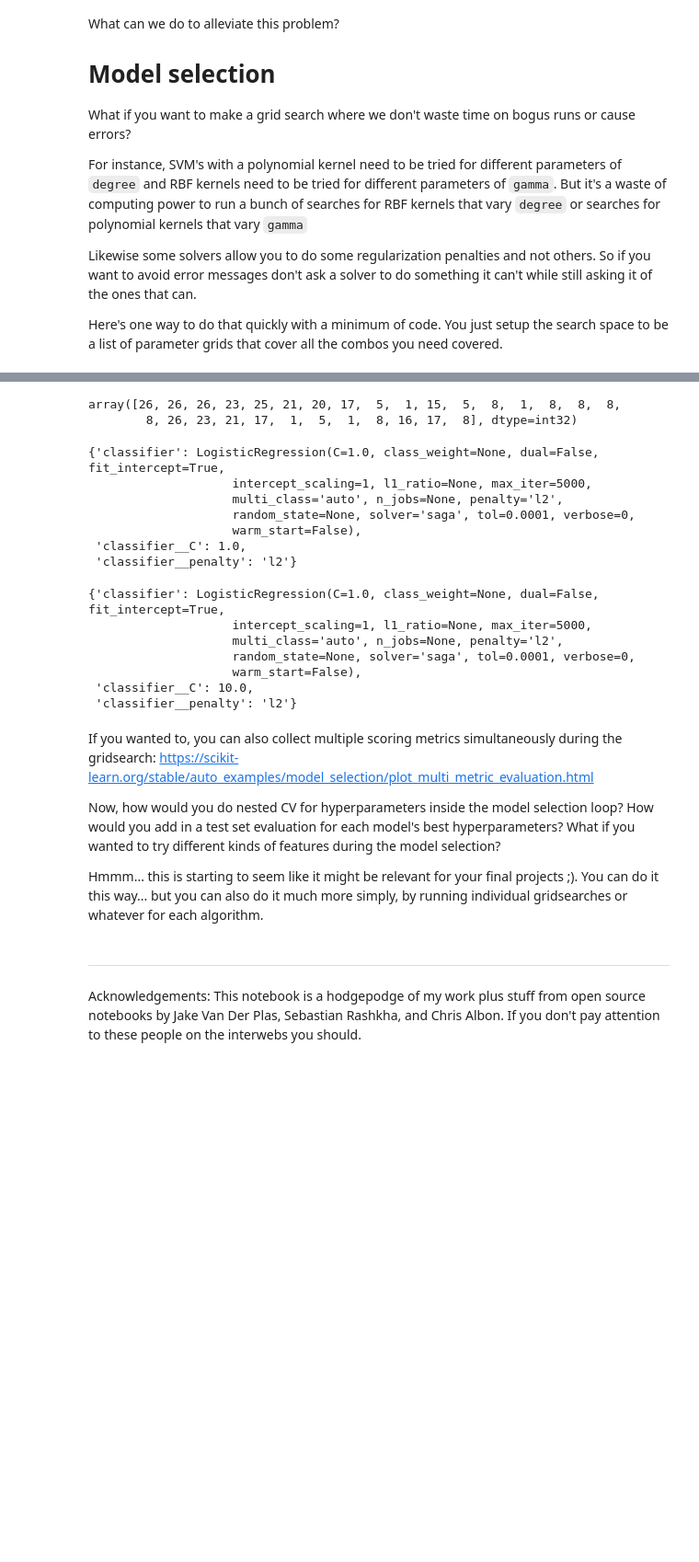
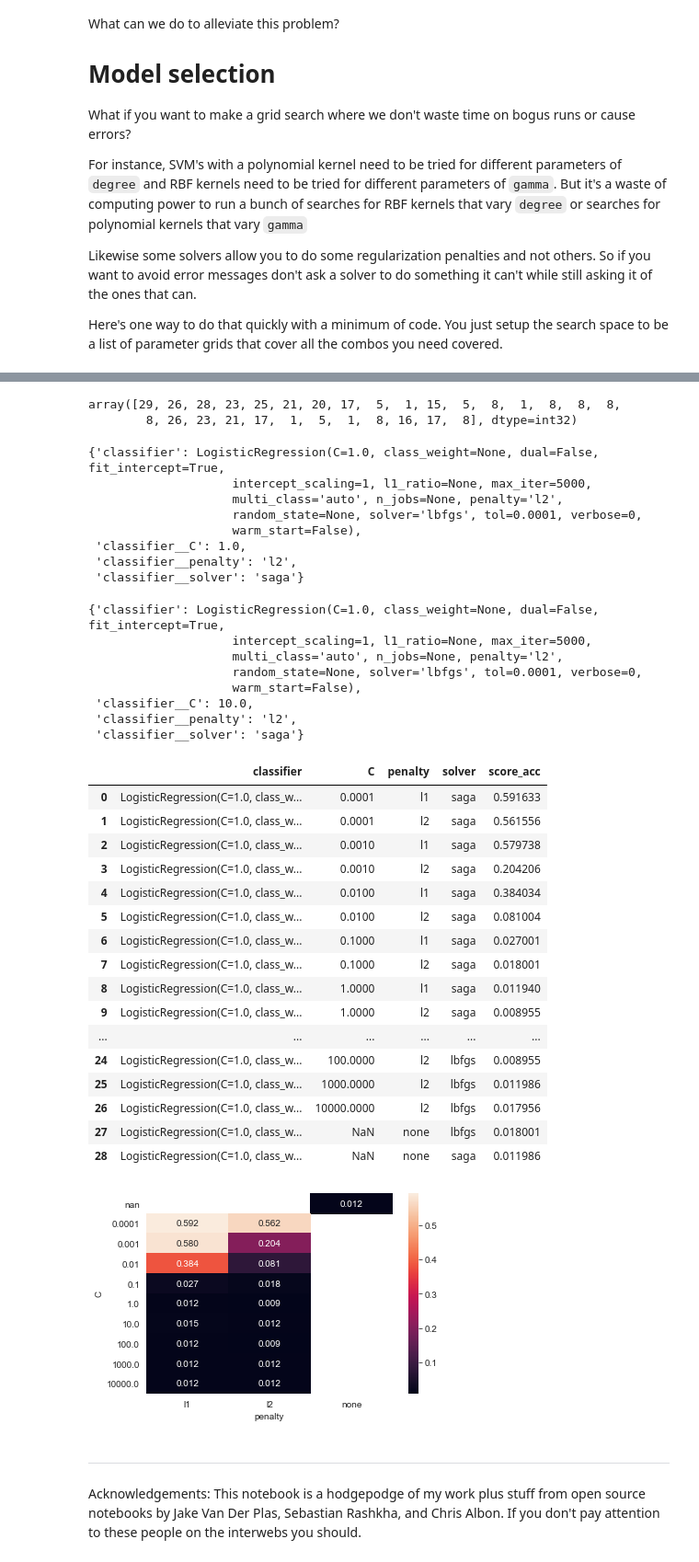
Before and after one commit to jasongfleischer/UCSD_COGS118A, a Jupyter notebook: Notebooks/Lecture_19_model_selection.ipynb, the cells around one changed output, grey strips where cells are left out. Shown at 92% size. Drawn from its saved outputs; the diff is of its cells as text; code cells hidden in the pictures; blank space fills up the shorter version.

Commit message:
added heatmap demo

```diff
--- a/Notebooks/Lecture_19_model_selection.ipynb
+++ b/Notebooks/Lecture_19_model_selection.ipynb
@@ -408,14 +414,17 @@ pipe = Pipeline([('std', StandardScaler()),
 
 # Create search space of candidate learning algorithms and their hyperparameters
 # note lbfgs can't do l1, and if you pass penalty='none' it expects no C value
-search_space = [{'classifier': [LogisticRegression(solver='saga', max_iter=5000)],
+search_space = [{'classifier': [LogisticRegression(max_iter=5000)],
+                 'classifier__solver': ['saga'],
                  'classifier__penalty': ['l1', 'l2'],
                  'classifier__C': np.logspace(-4, 4, 9)},
-                {'classifier': [LogisticRegression(solver='lbfgs', max_iter=5000)],
+                {'classifier': [LogisticRegression(max_iter=5000)],
+                 'classifier__solver': ['lbfgs'],
                  'classifier__penalty': ['l2'],
                  'classifier__C': np.logspace(-4, 4, 9)},
-                {'classifier': [LogisticRegression(penalty='none', max_iter=5000)],
-                 'classifier__solver': ['lbfgs','saga']},
+                {'classifier': [LogisticRegression(max_iter=5000)],
+                 'classifier__solver': ['lbfgs','saga'],
+                 'classifier__penalty': ['none']}
                 ]
 
 # Create grid search
@@ -457,7 +466,7 @@ best_model.cv_results_
 # %%
 best_model.cv_results_['rank_test_accuracy']
 # %% [output]
-array([26, 26, 26, 23, 25, 21, 20, 17,  5,  1, 15,  5,  8,  1,  8,  8,  8,
+array([29, 26, 28, 23, 25, 21, 20, 17,  5,  1, 15,  5,  8,  1,  8,  8,  8,
         8, 26, 23, 21, 17,  1,  5,  1,  8, 16, 17,  8], dtype=int32)
 # %%
  best_model.cv_results_['params'][ np.argmin(best_model.cv_results_['rank_test_accuracy']) ]
@@ -465,26 +474,57 @@ array([26, 26, 26, 23, 25, 21, 20, 17,  5,  1, 15,  5,  8,  1,  8,  8,  8,
 {'classifier': LogisticRegression(C=1.0, class_weight=None, dual=False, fit_intercept=True,
                     intercept_scaling=1, l1_ratio=None, max_iter=5000,
                     multi_class='auto', n_jobs=None, penalty='l2',
-                    random_state=None, solver='saga', tol=0.0001, verbose=0,
+                    random_state=None, solver='lbfgs', tol=0.0001, verbose=0,
                     warm_start=False),
  'classifier__C': 1.0,
- 'classifier__penalty': 'l2'}
+ 'classifier__penalty': 'l2',
+ 'classifier__solver': 'saga'}
 # %%
  best_model.cv_results_['params'][ np.argmin(best_model.cv_results_['rank_test_roc_auc_ovr']) ]
 # %% [output]
 {'classifier': LogisticRegression(C=1.0, class_weight=None, dual=False, fit_intercept=True,
                     intercept_scaling=1, l1_ratio=None, max_iter=5000,
                     multi_class='auto', n_jobs=None, penalty='l2',
-                    random_state=None, solver='saga', tol=0.0001, verbose=0,
+                    random_state=None, solver='lbfgs', tol=0.0001, verbose=0,
                     warm_start=False),
  'classifier__C': 10.0,
- 'classifier__penalty': 'l2'}
+ 'classifier__penalty': 'l2',
+ 'classifier__solver': 'saga'}
-# %% [markdown]
-If you wanted to, you can also collect multiple scoring metrics simultaneously during the gridsearch: https://scikit-learn.org/stable/auto_examples/model_selection/plot_multi_metric_evaluation.html
-
-Now, how would you do nested CV for hyperparameters inside the model selection loop?  How would you add in a test set evaluation for each model's best hyperparameters?  What if you wanted to try different kinds of features during the model selection?
-
-Hmmm... this is starting to seem like it might be relevant for your final projects ;). You can do it this way... but you can also do it much more simply, by running individual gridsearches or whatever for each algorithm.
+# %%
+results = pd.DataFrame( best_model.cv_results_['params'] )
+
+# next grab the score resulting from those parameters, add it to the data
+# score is accuracy; to display it as misclassification error we use 1 - x
+results['score_acc'] = 1 - best_model.cv_results_['mean_test_accuracy']
+
+# get rid of classifier__XX in columns
+cols = results.columns.to_series().str.split('__').apply(lambda x: x[-1])
+results.columns = cols
+
+# lets show the results for the saga solver across penalty & C values
+sns.heatmap( results.query('solver=="saga"').pivot('C','penalty','score_acc'),
+             annot=True, fmt='.3f')
+
+results
+# %% [output]
+|  | classifier | C | penalty | solver | score_acc |
+| 0 | LogisticRegression(C=1.0, class_w... | 0.0001 | l1 | saga | 0.591633 |
+| 1 | LogisticRegression(C=1.0, class_w... | 0.0001 | l2 | saga | 0.561556 |
+| 2 | LogisticRegression(C=1.0, class_w... | 0.0010 | l1 | saga | 0.579738 |
+| 3 | LogisticRegression(C=1.0, class_w... | 0.0010 | l2 | saga | 0.204206 |
+| 4 | LogisticRegression(C=1.0, class_w... | 0.0100 | l1 | saga | 0.384034 |
+| 5 | LogisticRegression(C=1.0, class_w... | 0.0100 | l2 | saga | 0.081004 |
+| 6 | LogisticRegression(C=1.0, class_w... | 0.1000 | l1 | saga | 0.027001 |
+| 7 | LogisticRegression(C=1.0, class_w... | 0.1000 | l2 | saga | 0.018001 |
+| 8 | LogisticRegression(C=1.0, class_w... | 1.0000 | l1 | saga | 0.011940 |
+| 9 | LogisticRegression(C=1.0, class_w... | 1.0000 | l2 | saga | 0.008955 |
+| ... | ... | ... | ... | ... | ... |
+| 24 | LogisticRegression(C=1.0, class_w... | 100.0000 | l2 | lbfgs | 0.008955 |
+| 25 | LogisticRegression(C=1.0, class_w... | 1000.0000 | l2 | lbfgs | 0.011986 |
+| 26 | LogisticRegression(C=1.0, class_w... | 10000.0000 | l2 | lbfgs | 0.017956 |
+| 27 | LogisticRegression(C=1.0, class_w... | NaN | none | lbfgs | 0.018001 |
+| 28 | LogisticRegression(C=1.0, class_w... | NaN | none | saga | 0.011986 |
+[figure, added]
 # %% [markdown]
 
 
```
Also changed, not shown: parts of 3 cells of this notebook.
